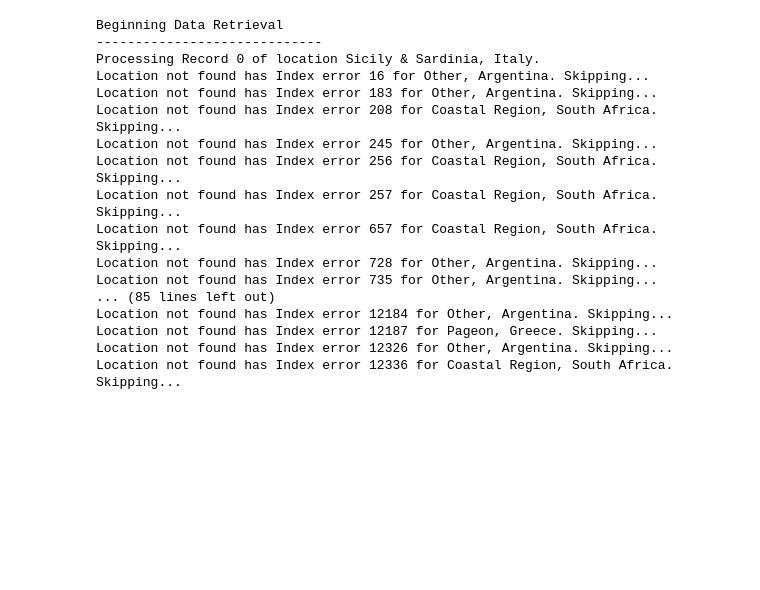
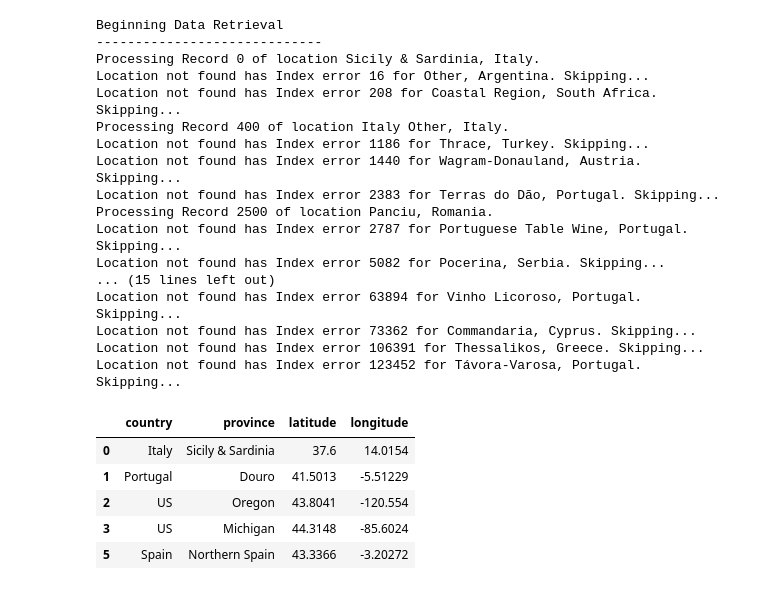
Before and after one commit to halotx3/ccass-wine-ds, a Jupyter notebook: geocode_slc/Wine_Geocode.ipynb, the cells around one changed output. Drawn from its saved outputs; the diff is of its cells as text; code cells hidden in the pictures; blank space fills up the shorter version.

```diff
--- a/geocode_slc/Wine_Geocode.ipynb
+++ b/geocode_slc/Wine_Geocode.ipynb
@@ -68,7 +78,7 @@ print("Beginning Data Retrieval")
 print("-----------------------------")
 set=1
 # Loop through the list of province & country and perform a request for data on each
-for index, row in wine_location.iterrows():
+for index, row in wine_dedup.iterrows():
 
     #Get the fields from the table
     province_name = row['province']
@@ -86,10 +96,10 @@ for index, row in wine_location.iterrows():
         #print(geo_response["results"][0]["geometry"]["location"]["lat"])
         #print(geo_response["results"][0]["geometry"]["location"]["lng"])
 
-        wine_location.loc[index, "latitude"] = geo_response["results"][0]["geometry"]["location"]["lat"]
-        wine_location.loc[index, "longitude"] = geo_response["results"][0]["geometry"]["location"]["lng"]
+        wine_dedup.loc[index, "latitude"] = geo_response["results"][0]["geometry"]["location"]["lat"]
+        wine_dedup.loc[index, "longitude"] = geo_response["results"][0]["geometry"]["location"]["lng"]
 
-        if index % 1000 == 0:
+        if index % 100 == 0:
             print(f"Processing Record {index} of location {province_name}, {country_name}.")
 
     except (KeyError):
@@ -103,18 +113,25 @@ Beginning Data Retrieval
 -----------------------------
 Processing Record 0 of location Sicily & Sardinia, Italy.
 Location not found has Index error 16 for Other, Argentina. Skipping...
-Location not found has Index error 183 for Other, Argentina. Skipping...
 Location not found has Index error 208 for Coastal Region, South Africa. Skipping...
-Location not found has Index error 245 for Other, Argentina. Skipping...
-Location not found has Index error 256 for Coastal Region, South Africa. Skipping...
-Location not found has Index error 257 for Coastal Region, South Africa. Skipping...
-Location not found has Index error 657 for Coastal Region, South Africa. Skipping...
-Location not found has Index error 728 for Other, Argentina. Skipping...
-Location not found has Index error 735 for Other, Argentina. Skipping...
-... (85 lines left out)
-Location not found has Index error 12184 for Other, Argentina. Skipping...
-Location not found has Index error 12187 for Pageon, Greece. Skipping...
-Location not found has Index error 12326 for Other, Argentina. Skipping...
-Location not found has Index error 12336 for Coastal Region, South Africa. Skipping...
+Processing Record 400 of location Italy Other, Italy.
+Location not found has Index error 1186 for Thrace, Turkey. Skipping...
+Location not found has Index error 1440 for Wagram-Donauland, Austria. Skipping...
+Location not found has Index error 2383 for Terras do Dão, Portugal. Skipping...
+Processing Record 2500 of location Panciu, Romania.
+Location not found has Index error 2787 for Portuguese Table Wine, Portugal. Skipping...
+Location not found has Index error 5082 for Pocerina, Serbia. Skipping...
+... (15 lines left out)
+Location not found has Index error 63894 for Vinho Licoroso, Portugal. Skipping...
+Location not found has Index error 73362 for Commandaria, Cyprus. Skipping...
+Location not found has Index error 106391 for Thessalikos, Greece. Skipping...
+Location not found has Index error 123452 for Távora-Varosa, Portugal. Skipping...
 # %%
-wine_location.head()
+wine_dedup.head()
+# %% [output]
+|  | country | province | latitude | longitude |
+| 0 | Italy | Sicily & Sardinia | 37.6 | 14.0154 |
+| 1 | Portugal | Douro | 41.5013 | -5.51229 |
+| 2 | US | Oregon | 43.8041 | -120.554 |
+| 3 | US | Michigan | 44.3148 | -85.6024 |
+| 5 | Spain | Northern Spain | 43.3366 | -3.20272 |
```
Also changed, not shown: parts of 9 cells of this notebook, 1 other file.
